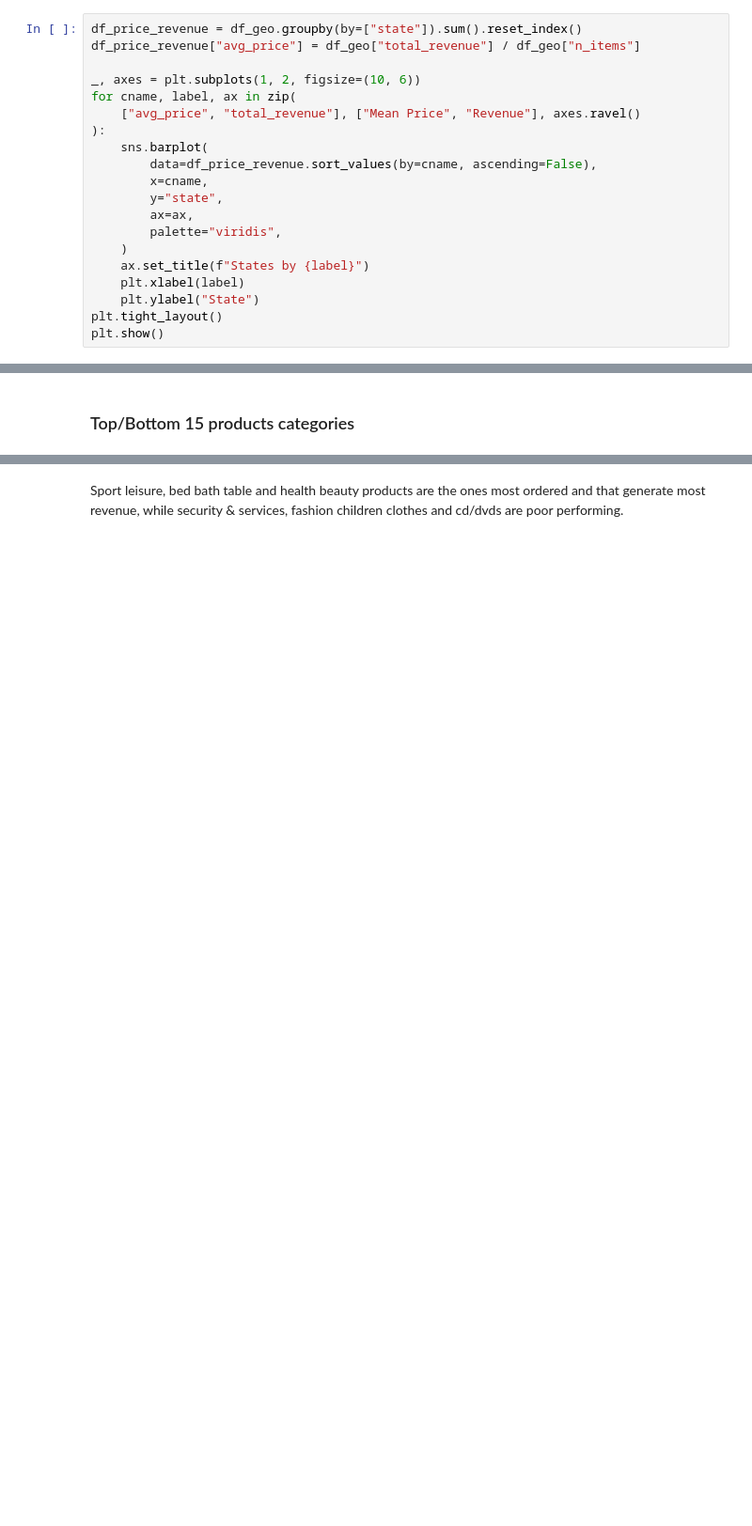
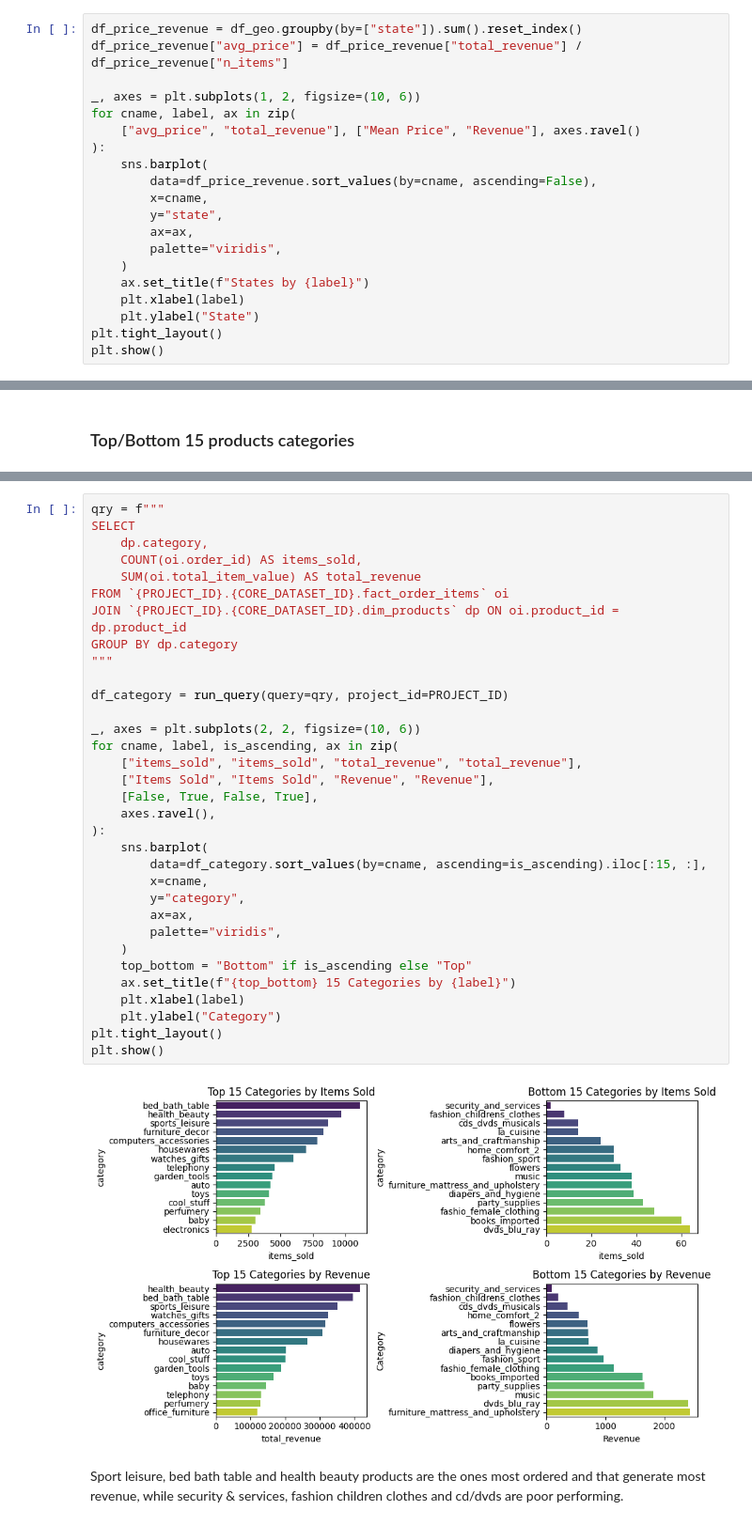
Before and after one commit to ScriptFizz/olist_data_warehouse, a Jupyter notebook: src/eda/EDA.ipynb, the cells around one changed output, grey strips where cells are left out. Shown at 94% size. Drawn from its saved outputs; the diff is of its cells as text; blank space fills up the shorter version.

```diff
--- a/src/eda/EDA.ipynb
+++ b/src/eda/EDA.ipynb
@@ -368,6 +222,6 @@ df_geo.groupby(by=["state"]).sum().reset_index().head()
 # %%
 df_price_revenue = df_geo.groupby(by=["state"]).sum().reset_index()
-df_price_revenue["avg_price"] = df_geo["total_revenue"] / df_geo["n_items"]
+df_price_revenue["avg_price"] = df_price_revenue["total_revenue"] / df_price_revenue["n_items"]
 
 _, axes = plt.subplots(1, 2, figsize=(10, 6))
 for cname, label, ax in zip(
@@ -442,3 +261,38 @@ plt.show()
+# %%
+qry = f"""
+SELECT
+    dp.category,
+    COUNT(oi.order_id) AS items_sold,
+    SUM(oi.total_item_value) AS total_revenue
+FROM `{PROJECT_ID}.{CORE_DATASET_ID}.fact_order_items` oi
+JOIN `{PROJECT_ID}.{CORE_DATASET_ID}.dim_products` dp ON oi.product_id = dp.product_id
+GROUP BY dp.category
+"""
+
+df_category = run_query(query=qry, project_id=PROJECT_ID)
+
+_, axes = plt.subplots(2, 2, figsize=(10, 6))
+for cname, label, is_ascending, ax in zip(
+    ["items_sold", "items_sold", "total_revenue", "total_revenue"],
+    ["Items Sold", "Items Sold", "Revenue", "Revenue"],
+    [False, True, False, True],
+    axes.ravel(),
+):
+    sns.barplot(
+        data=df_category.sort_values(by=cname, ascending=is_ascending).iloc[:15, :],
+        x=cname,
+        y="category",
+        ax=ax,
+        palette="viridis",
+    )
+    top_bottom = "Bottom" if is_ascending else "Top"
+    ax.set_title(f"{top_bottom} 15 Categories by {label}")
+    plt.xlabel(label)
+    plt.ylabel("Category")
+plt.tight_layout()
+plt.show()
+# %% [output]
+[figure, added]
 # %% [markdown]
 Sport leisure, bed bath table and health beauty products are the ones most ordered and that generate most revenue, while security & services, fashion children clothes and cd/dvds are poor performing.
 # %% [markdown]
```
Also changed, not shown: parts of 47 cells of this notebook, 17 other files.
